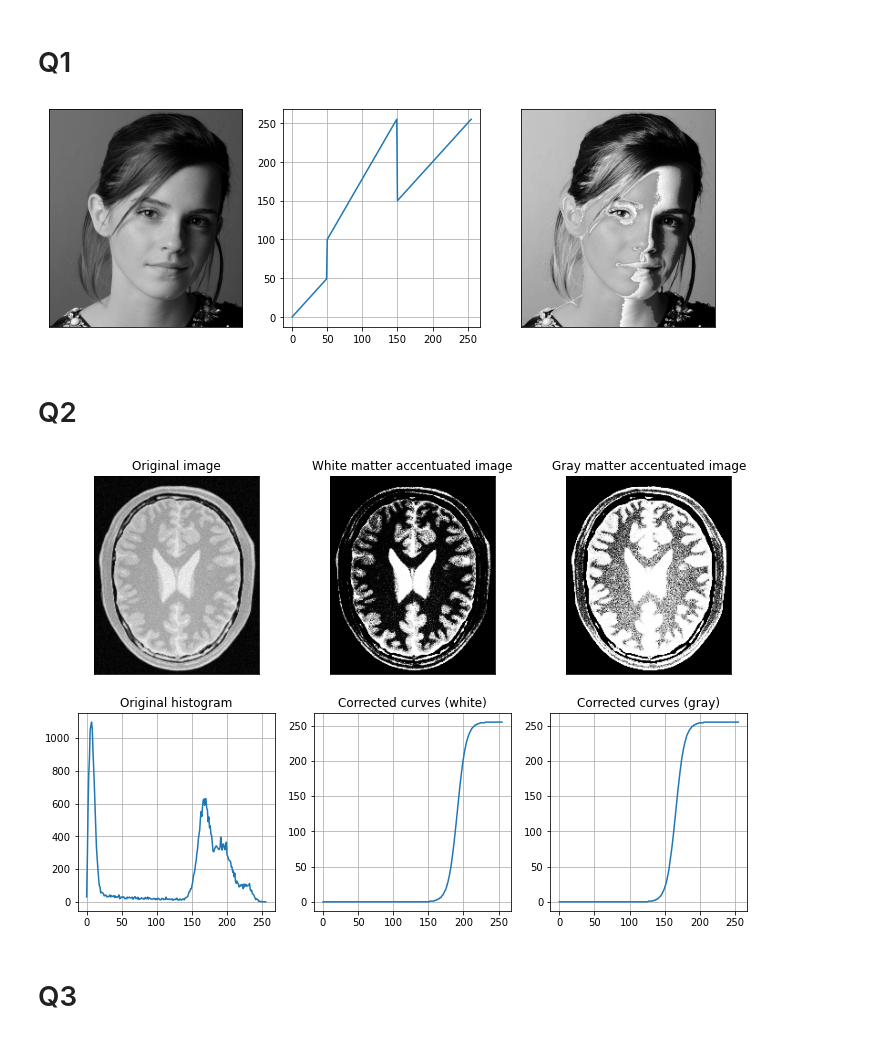
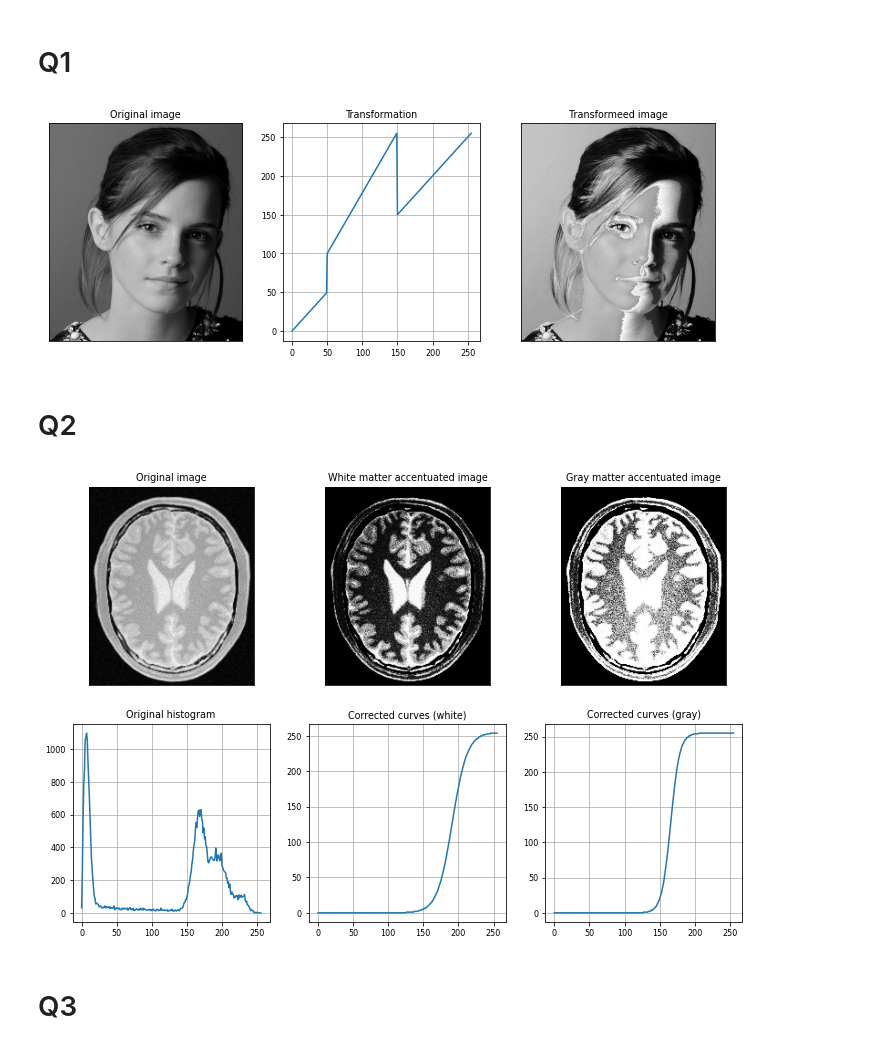
Before and after one commit to Avishka-Perera/UoM-S4-EN2550-Assignments, a Jupyter notebook: Answers/Assignment-1/assignment-1.ipynb, the cells around one changed output. Cells and saved outputs as stored; diff of their text form; code cells hidden in the pictures.

```diff
--- a/Answers/Assignment-1/assignment-1.ipynb
+++ b/Answers/Assignment-1/assignment-1.ipynb
@@ -8,27 +9,30 @@ import matplotlib
 # %%
 inp_img = cv.imread("assets/emma_gray.jpg", cv.IMREAD_GRAYSCALE)
 
 fig, ax = plt.subplots(1, 3, figsize=(12, 4))
 
 t1 = np.arange(0, 50, 1)
 t2 = np.linspace(100, 255, 100)
 t3 = np.arange(150, 256, 1)
 t = np.hstack((t1, t2, t3))
 
 out_img = cv.LUT(inp_img, t)
 
 ax[0].imshow(inp_img, cmap="gray")
 ax[1].plot(t)
 ax[2].imshow(out_img, cmap="gray")
+ax[0].set_title("Original image")
+ax[1].set_title("Transformation")
+ax[2].set_title("Transformeed image")
 
 for i in [0, 2]:
     ax[i].set_xticks([])
     ax[i].set_yticks([])
 ax[1].grid(True)
 
 plt.show()
 # %% [output]
-[figure, old version]
+[figure, new version]
 # %% [markdown]
 # Q2
 # %%
@@ -53,7 +58,7 @@ inp_img = cv.imread("assets/brain_proton_density_slice.png")
 
 orig_hist = cv.calcHist([inp_img], [0], None, [256], [0,256])
 
-white_trans = accentuating_transformation(-5, 10)
+white_trans = accentuating_transformation(-3, 6)
 gray_trans = accentuating_transformation(-3, 10)
 
 white_img = cv.LUT(inp_img, white_trans)
@@ -82,7 +87,7 @@ ax[1][2].set_title("Corrected curves (gray)")
 
 plt.show()
 # %% [output]
-[figure, old version]
+[figure, new version]
 # %% [markdown]
 # Q3
 # %%
```
Also changed, not shown: parts of 20 cells of this notebook, 29 other files.
